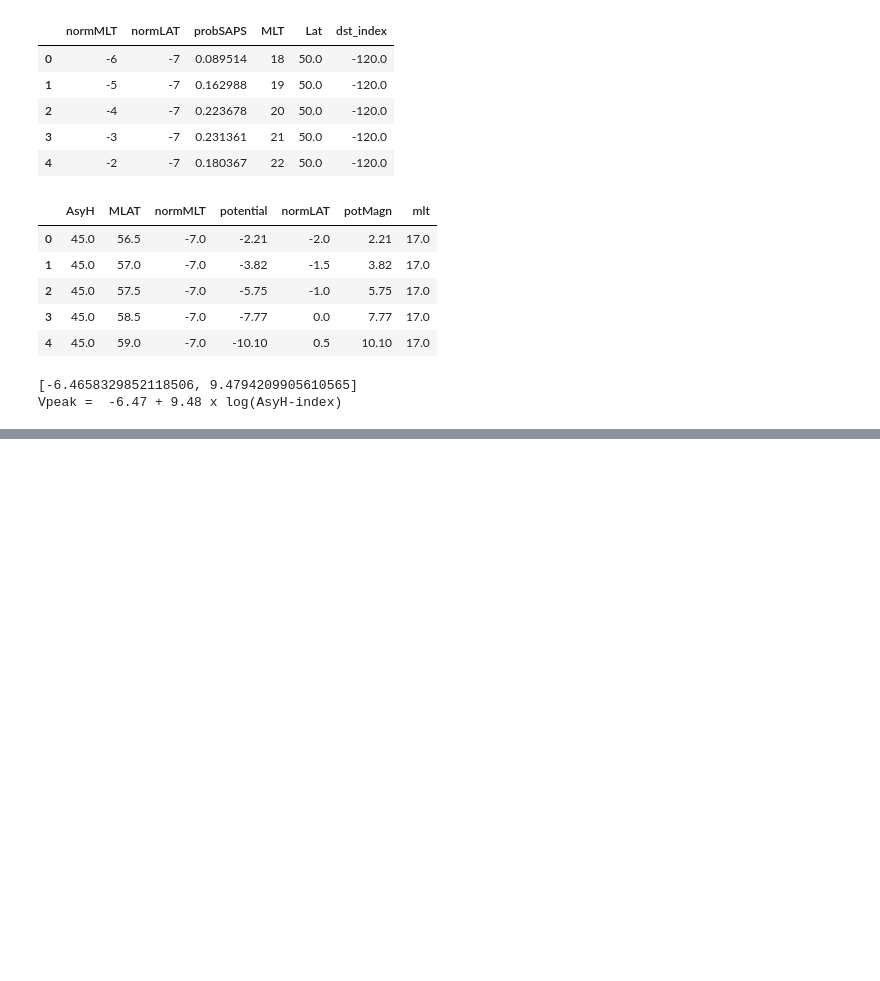
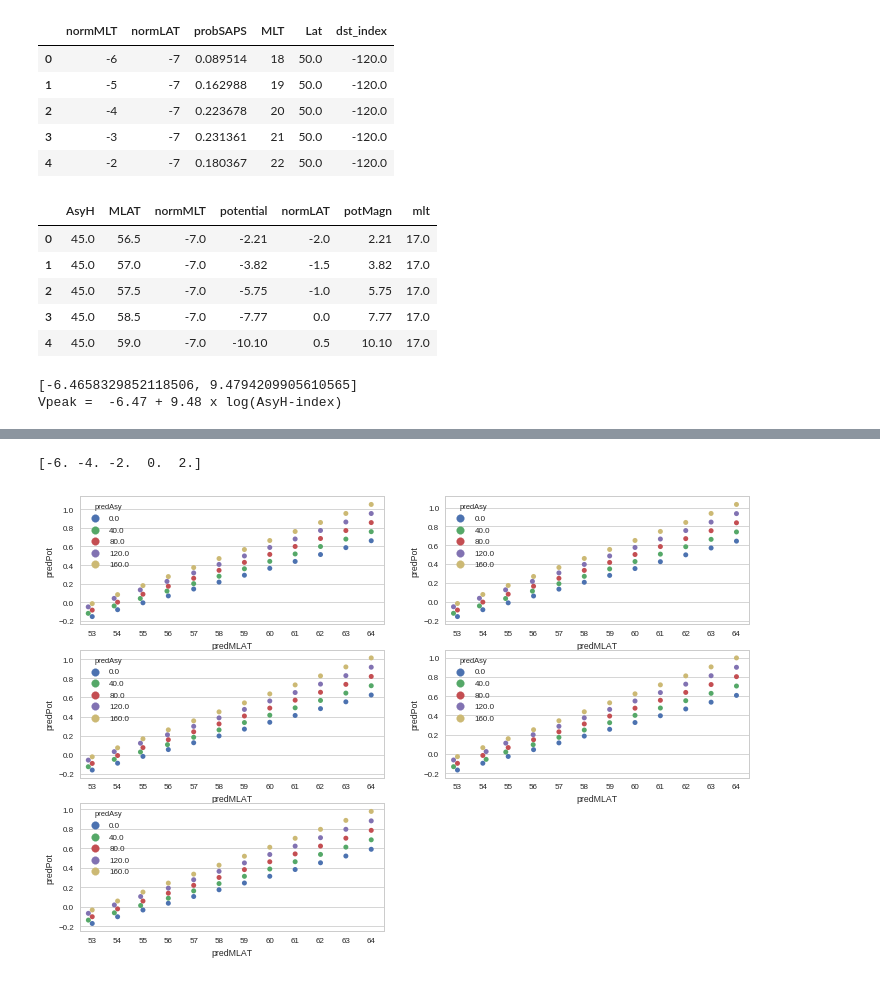
Before and after one commit to bharatreddy/indsvels, a Jupyter notebook: ipy/model-potentials.ipynb, the cells around one changed output, grey strips where cells are left out. Cells and saved outputs as stored; diff of their text form; code cells hidden in the pictures; blank space fills up the shorter version.

```diff
--- a/ipy/model-potentials.ipynb
+++ b/ipy/model-potentials.ipynb
@@ -493,0 +570,19 @@ testMLATPotDF[ testMLATPotDF["predAsy"] == 120. ][ ["predPot", "predMLAT", "pred
+# %%
+normMLTList = predMlatMLTPotDF["predNormMlt"].unique()[1::2]
+print normMLTList
+f = plt.figure(figsize=(12, 8))
+ax = []
+ax.append( f.add_subplot(3,2,1) )
+ax.append( f.add_subplot(3,2,2) )
+ax.append( f.add_subplot(3,2,3) )
+ax.append( f.add_subplot(3,2,4) )
+ax.append( f.add_subplot(3,2,5) )
+for mind, currMLT in enumerate(normMLTList):
+    subDF = predMlatMLTPotDF[ (predMlatMLTPotDF["predNormMlt"] == currMLT) ]
+#     subDF.plot( x='MLAT',
+#                   y='normPot', c= 'r',ax=ax[mind], kind="scatter", label=str(currMLT))
+    sns.swarmplot(x="predMLAT", y="predPot", hue="predAsy", data=subDF,ax=ax[mind])
+#     ax[mind].set_xlim( [50,65] )
+# %% [output]
+[-6. -4. -2.  0.  2.]
+[figure, added]
```
Also changed, not shown: parts of 10 cells of this notebook, 2 other files.
